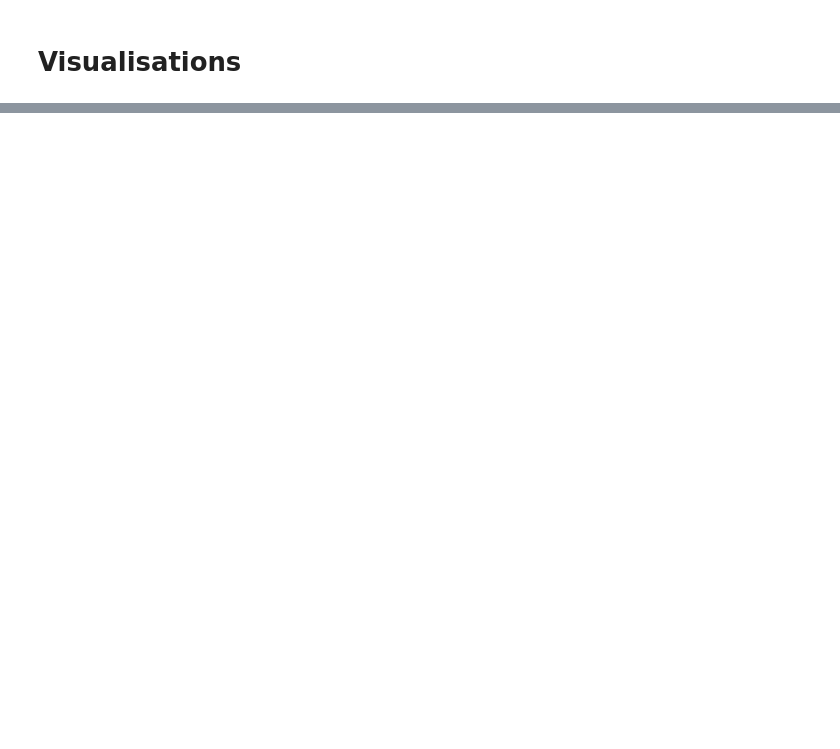
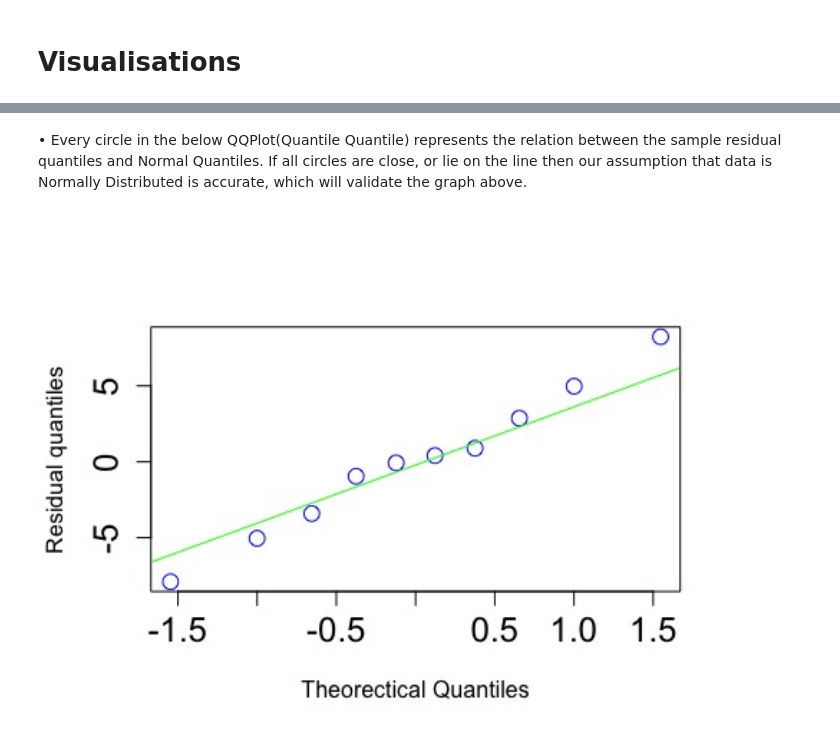
Before and after one commit to Vitaly-Yakutenko/nectar-project, a Jupyter notebook: notebooks/Final_Visualisation.ipynb, the cells around one changed output, grey strips where cells are left out. Drawn from its saved outputs; the diff is of its cells as text; code cells hidden in the pictures; blank space fills up the shorter version.

```diff
--- a/notebooks/Final_Visualisation.ipynb
+++ b/notebooks/Final_Visualisation.ipynb
@@ -384,0 +460,7 @@ plotly.offline.iplot( fig, validate=False, filename='' )
+# %% [markdown]
+•	Every circle in the below QQPlot(Quantile Quantile) represents the relation between the sample residual quantiles and Normal Quantiles. If all circles are close, or lie on the line then our assumption that data is Normally Distributed is accurate, which will validate the graph above.
+# %%
+from IPython.display import Image
+Image("notebooks/qq-neg-income.jpeg", width=700)
+# %% [output]
+[figure, added]
```
Also changed, not shown: parts of 33 cells of this notebook, 25 other files.
